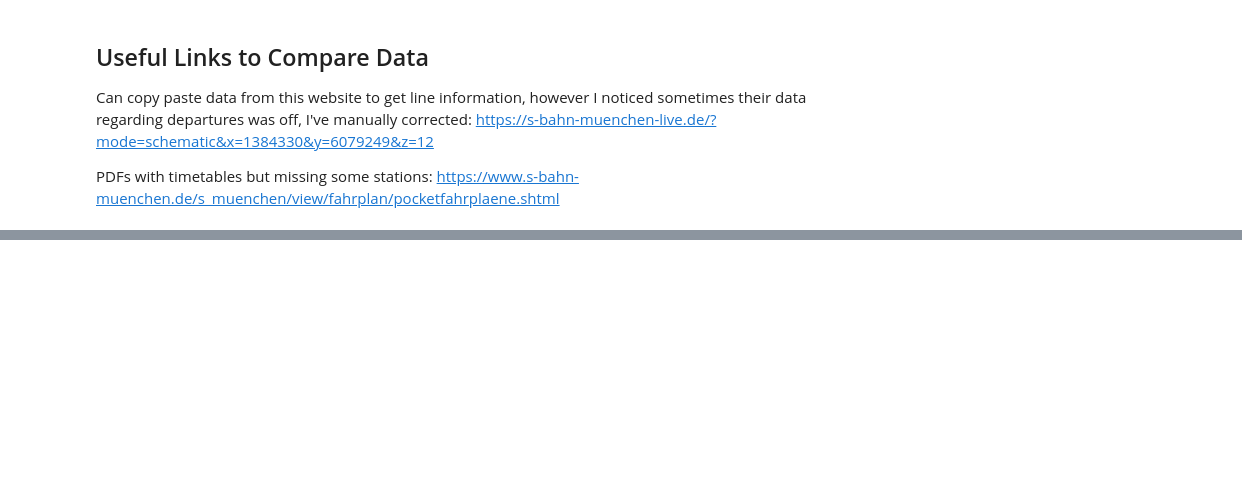
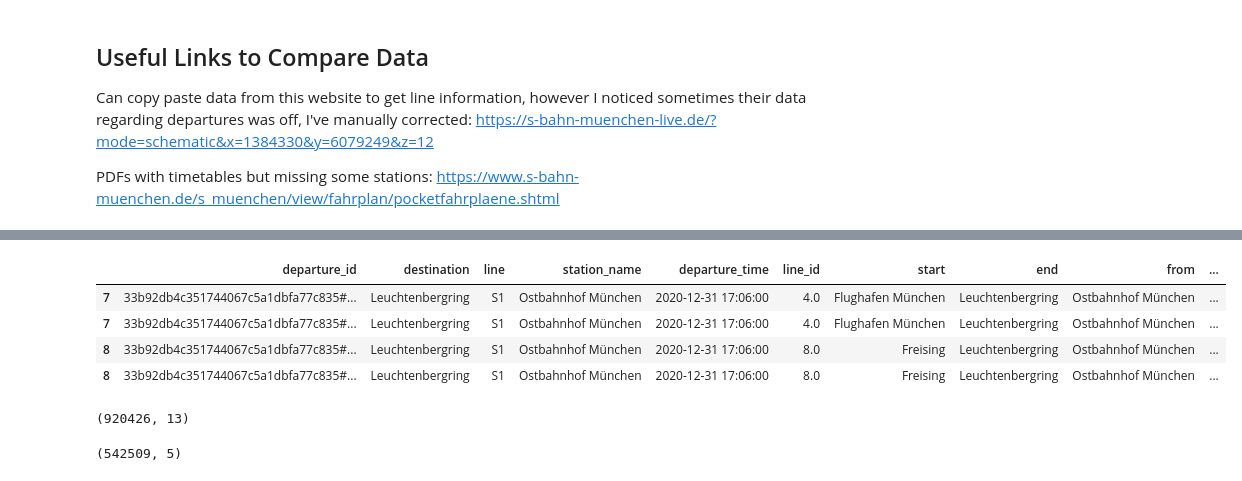
Before and after one commit to Ra0k/sbahn_monitor, a Jupyter notebook: matching_logic_example/Matching_stops_to_a_trip.ipynb, the cells around one changed output, grey strips where cells are left out. Drawn from its saved outputs; the diff is of its cells as text; code cells hidden in the pictures; blank space fills up the shorter version.

```diff
--- a/matching_logic_example/Matching_stops_to_a_trip.ipynb
+++ b/matching_logic_example/Matching_stops_to_a_trip.ipynb
@@ -354,0 +336,16 @@ https://www.s-bahn-muenchen.de/s_muenchen/view/fahrplan/pocketfahrplaene.shtml
+# %%
+all_stops_df[all_stops_df.departure_id.eq('33b92db4c351744067c5a1dbfa77c835#1609434360000#de:09162:5')]
+# %% [output]
+|  | departure_id | destination | line | station_name | departure_time | line_id | start | end | from | ... |
+| 7 | 33b92db4c351744067c5a1dbfa77c835#... | Leuchtenbergring | S1 | Ostbahnhof München | 2020-12-31 17:06:00 | 4.0 | Flughafen München | Leuchtenbergring | Ostbahnhof München | ... |
+| 7 | 33b92db4c351744067c5a1dbfa77c835#... | Leuchtenbergring | S1 | Ostbahnhof München | 2020-12-31 17:06:00 | 4.0 | Flughafen München | Leuchtenbergring | Ostbahnhof München | ... |
+| 8 | 33b92db4c351744067c5a1dbfa77c835#... | Leuchtenbergring | S1 | Ostbahnhof München | 2020-12-31 17:06:00 | 8.0 | Freising | Leuchtenbergring | Ostbahnhof München | ... |
+| 8 | 33b92db4c351744067c5a1dbfa77c835#... | Leuchtenbergring | S1 | Ostbahnhof München | 2020-12-31 17:06:00 | 8.0 | Freising | Leuchtenbergring | Ostbahnhof München | ... |
+# %%
+all_stops_df.shape
+# %% [output]
+(920426, 13)
+# %%
+all_departures_df.shape
+# %% [output]
+(542509, 5)
```
Also changed, not shown: parts of 22 cells of this notebook, 1 other file.
